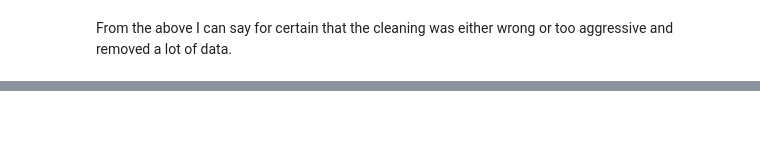
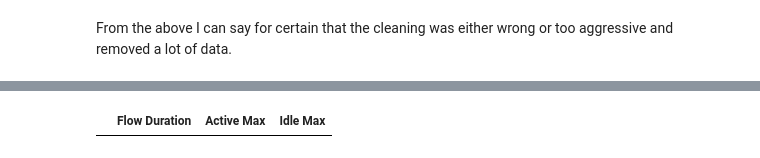
Before and after one commit to CoderHarshDew/Harsh_Dewangan_PBEL_3.0, a Jupyter notebook: notebooks/data_cleaning_verification.ipynb, the cells around one changed output, grey strips where cells are left out. Cells and saved outputs as stored; diff of their text form; code cells hidden in the pictures; blank space fills up the shorter version.

```diff
--- a/notebooks/data_cleaning_verification.ipynb
+++ b/notebooks/data_cleaning_verification.ipynb
@@ -105,2 +110,4 @@ df_comparison
 # %% [markdown]
 From the above I can say for certain that the cleaning  was either wrong or too aggressive and removed a lot of data.
+# %%
+pd.set_option("display.float_format", "{:.2f}".format)
@@ -106,0 +195,8 @@ From the above I can say for certain that the cleaning  was either wrong or too
+# %%
+r14 = preprocess.rules_result['rules_result_1'].violators['R014']
+
+df_r14 = df.loc[list(r14)][['Flow Duration', 'Active Max', 'Idle Max']]
+# %%
+df_r14[~ (df_r14['Flow Duration'] < df_r14['Active Max']) & ~ (df_r14['Flow Duration'] < df_r14['Idle Max'])]
+# %% [output]
+|  | Flow Duration | Active Max | Idle Max |
```
Also changed, not shown: parts of 18 cells of this notebook, 6 other files.
